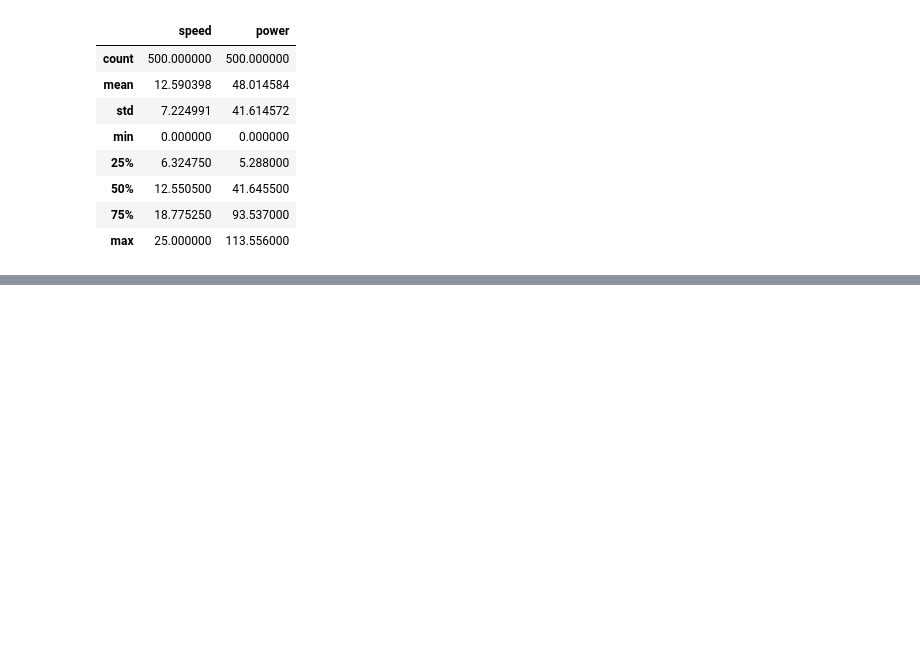
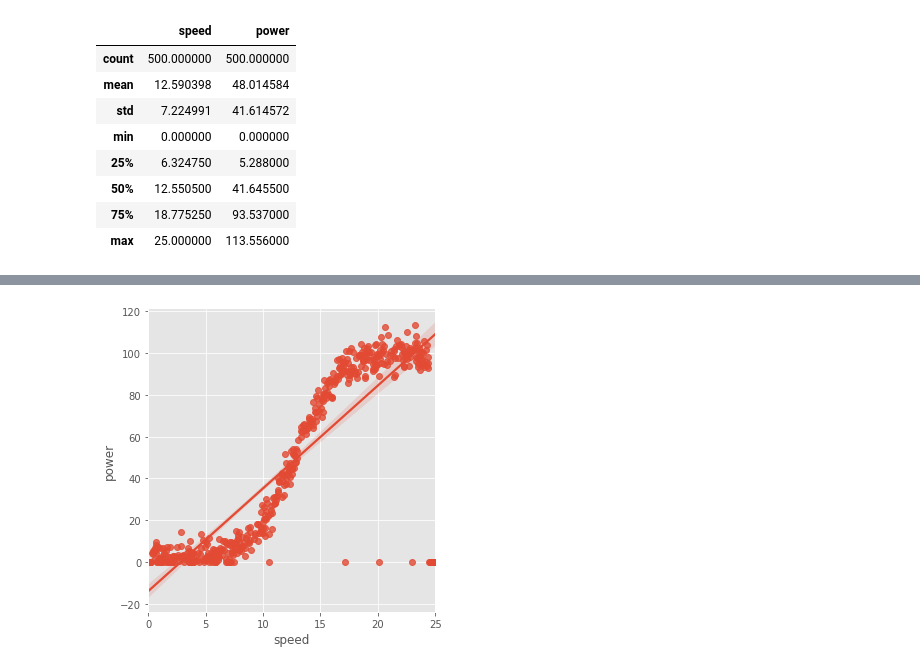
Before and after one commit to declanohara123/Wind-Turbine, a Jupyter notebook: Linear Regression of Wind Turbine Power Output.ipynb, the cells around one changed output, grey strips where cells are left out. Cells and saved outputs as stored; diff of their text form; code cells hidden in the pictures; blank space fills up the shorter version.

```diff
--- a/Linear Regression of Wind Turbine Power Output.ipynb
+++ b/Linear Regression of Wind Turbine Power Output.ipynb
@@ -54,0 +47,4 @@ sns.relplot(data=df, x="speed", y="power")
+# %%
+sns.lmplot(x="speed", y="power", data=df);
+# %% [output]
+[figure, added]
```
Also changed, not shown: parts of 7 cells of this notebook.
